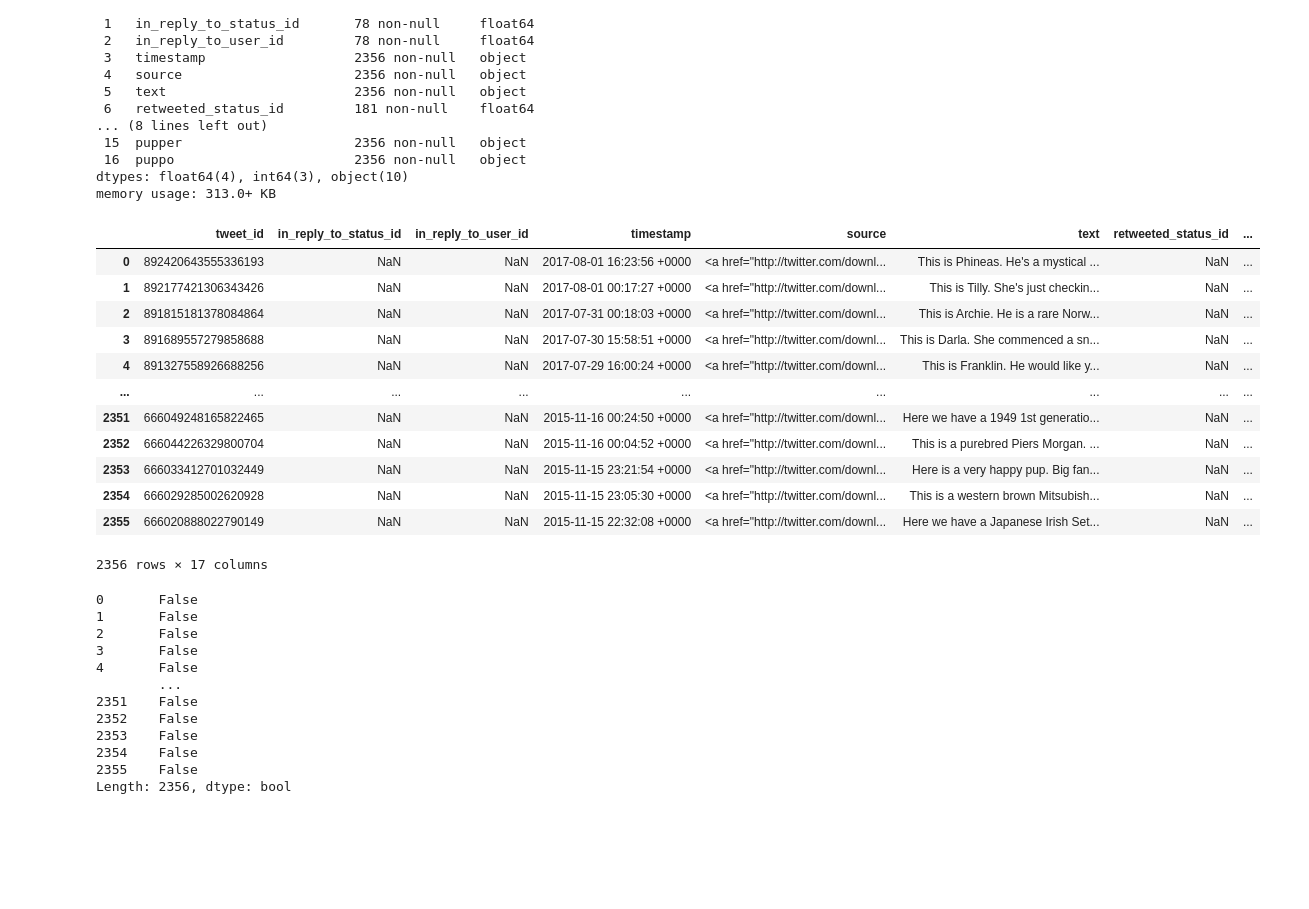
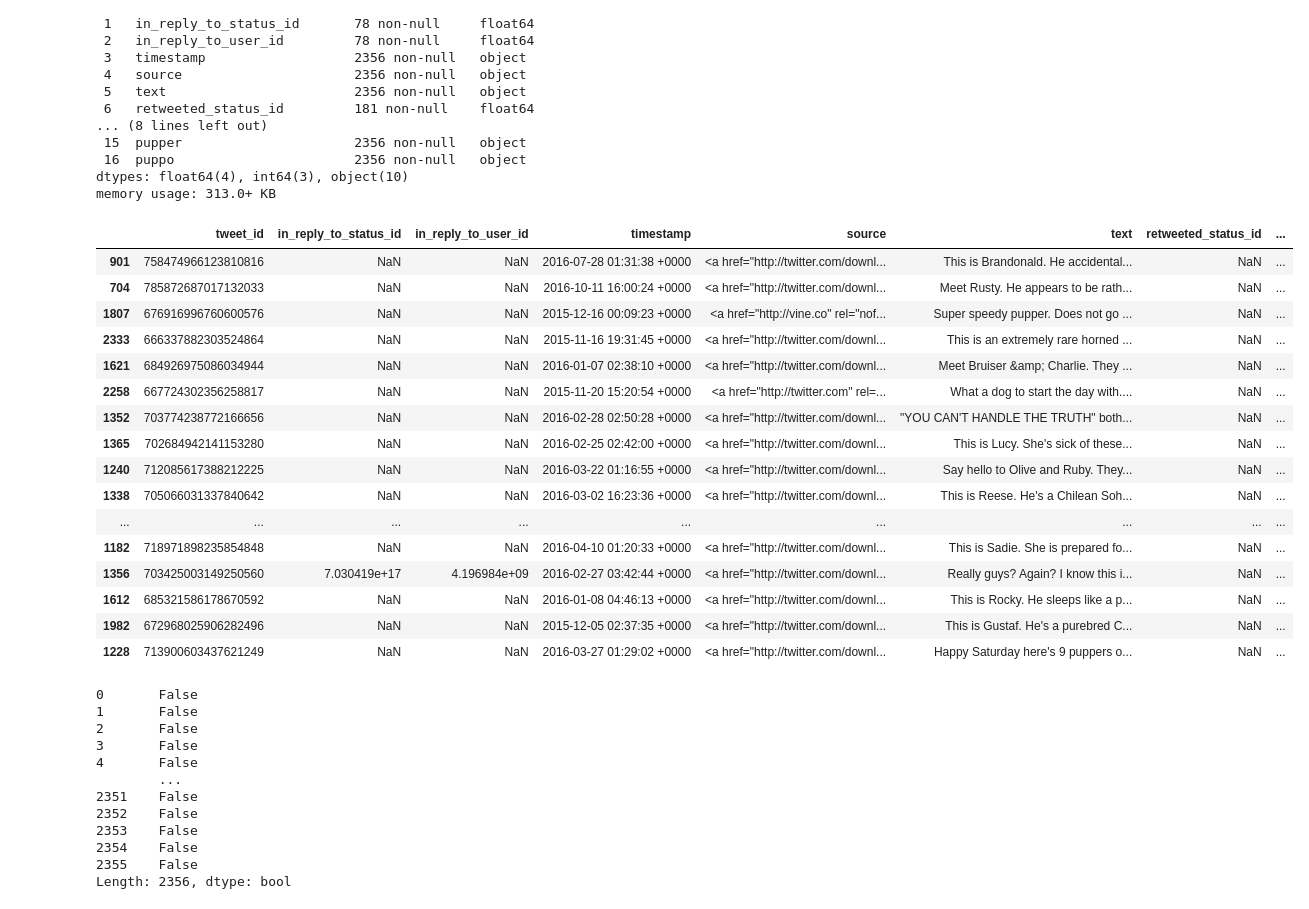
Before and after one commit to EricOdhiambo/wrangling-and-Analyzing-data, a Jupyter notebook: wrangle_act.ipynb, the cells around one changed output. Saved outputs shown, nothing was run; the diff lists cells and outputs as text; code cells hidden in the pictures; blank space fills up the shorter version.

```diff
--- a/wrangle_act.ipynb
+++ b/wrangle_act.ipynb
@@ -199,21 +199,25 @@ Data columns (total 17 columns):
 dtypes: float64(4), int64(3), object(10)
 memory usage: 313.0+ KB
 # %%
-df1
+df1.sample(20)
 # %% [output]
 |  | tweet_id | in_reply_to_status_id | in_reply_to_user_id | timestamp | source | text | retweeted_status_id | ... |
-| 0 | 892420643555336193 | NaN | NaN | 2017-08-01 16:23:56 +0000 | <a href="http://twitter.com/downl... | This is Phineas. He's a mystical ... | NaN | ... |
-| 1 | 892177421306343426 | NaN | NaN | 2017-08-01 00:17:27 +0000 | <a href="http://twitter.com/downl... | This is Tilly. She's just checkin... | NaN | ... |
-| 2 | 891815181378084864 | NaN | NaN | 2017-07-31 00:18:03 +0000 | <a href="http://twitter.com/downl... | This is Archie. He is a rare Norw... | NaN | ... |
-| 3 | 891689557279858688 | NaN | NaN | 2017-07-30 15:58:51 +0000 | <a href="http://twitter.com/downl... | This is Darla. She commenced a sn... | NaN | ... |
-| 4 | 891327558926688256 | NaN | NaN | 2017-07-29 16:00:24 +0000 | <a href="http://twitter.com/downl... | This is Franklin. He would like y... | NaN | ... |
+| 901 | 758474966123810816 | NaN | NaN | 2016-07-28 01:31:38 +0000 | <a href="http://twitter.com/downl... | This is Brandonald. He accidental... | NaN | ... |
+| 704 | 785872687017132033 | NaN | NaN | 2016-10-11 16:00:24 +0000 | <a href="http://twitter.com/downl... | Meet Rusty. He appears to be rath... | NaN | ... |
+| 1807 | 676916996760600576 | NaN | NaN | 2015-12-16 00:09:23 +0000 | <a href="http://vine.co" rel="nof... | Super speedy pupper. Does not go ... | NaN | ... |
+| 2333 | 666337882303524864 | NaN | NaN | 2015-11-16 19:31:45 +0000 | <a href="http://twitter.com/downl... | This is an extremely rare horned ... | NaN | ... |
+| 1621 | 684926975086034944 | NaN | NaN | 2016-01-07 02:38:10 +0000 | <a href="http://twitter.com/downl... | Meet Bruiser &amp; Charlie. They ... | NaN | ... |
+| 2258 | 667724302356258817 | NaN | NaN | 2015-11-20 15:20:54 +0000 | <a href="http://twitter.com" rel=... | What a dog to start the day with.... | NaN | ... |
+| 1352 | 703774238772166656 | NaN | NaN | 2016-02-28 02:50:28 +0000 | <a href="http://twitter.com/downl... | "YOU CAN'T HANDLE THE TRUTH" both... | NaN | ... |
+| 1365 | 702684942141153280 | NaN | NaN | 2016-02-25 02:42:00 +0000 | <a href="http://twitter.com/downl... | This is Lucy. She's sick of these... | NaN | ... |
+| 1240 | 712085617388212225 | NaN | NaN | 2016-03-22 01:16:55 +0000 | <a href="http://twitter.com/downl... | Say hello to Olive and Ruby. They... | NaN | ... |
+| 1338 | 705066031337840642 | NaN | NaN | 2016-03-02 16:23:36 +0000 | <a href="http://twitter.com/downl... | This is Reese. He's a Chilean Soh... | NaN | ... |
 | ... | ... | ... | ... | ... | ... | ... | ... | ... |
-| 2351 | 666049248165822465 | NaN | NaN | 2015-11-16 00:24:50 +0000 | <a href="http://twitter.com/downl... | Here we have a 1949 1st generatio... | NaN | ... |
-| 2352 | 666044226329800704 | NaN | NaN | 2015-11-16 00:04:52 +0000 | <a href="http://twitter.com/downl... | This is a purebred Piers Morgan. ... | NaN | ... |
-| 2353 | 666033412701032449 | NaN | NaN | 2015-11-15 23:21:54 +0000 | <a href="http://twitter.com/downl... | Here is a very happy pup. Big fan... | NaN | ... |
-| 2354 | 666029285002620928 | NaN | NaN | 2015-11-15 23:05:30 +0000 | <a href="http://twitter.com/downl... | This is a western brown Mitsubish... | NaN | ... |
-| 2355 | 666020888022790149 | NaN | NaN | 2015-11-15 22:32:08 +0000 | <a href="http://twitter.com/downl... | Here we have a Japanese Irish Set... | NaN | ... |
+| 1182 | 718971898235854848 | NaN | NaN | 2016-04-10 01:20:33 +0000 | <a href="http://twitter.com/downl... | This is Sadie. She is prepared fo... | NaN | ... |
+| 1356 | 703425003149250560 | 7.030419e+17 | 4.196984e+09 | 2016-02-27 03:42:44 +0000 | <a href="http://twitter.com/downl... | Really guys? Again? I know this i... | NaN | ... |
+| 1612 | 685321586178670592 | NaN | NaN | 2016-01-08 04:46:13 +0000 | <a href="http://twitter.com/downl... | This is Rocky. He sleeps like a p... | NaN | ... |
+| 1982 | 672968025906282496 | NaN | NaN | 2015-12-05 02:37:35 +0000 | <a href="http://twitter.com/downl... | This is Gustaf. He's a purebred C... | NaN | ... |
+| 1228 | 713900603437621249 | NaN | NaN | 2016-03-27 01:29:02 +0000 | <a href="http://twitter.com/downl... | Happy Saturday here's 9 puppers o... | NaN | ... |
-2356 rows × 17 columns
 # %%
 df1.duplicated()
 # %% [output]
```
Also changed, not shown: parts of 20 cells of this notebook.
